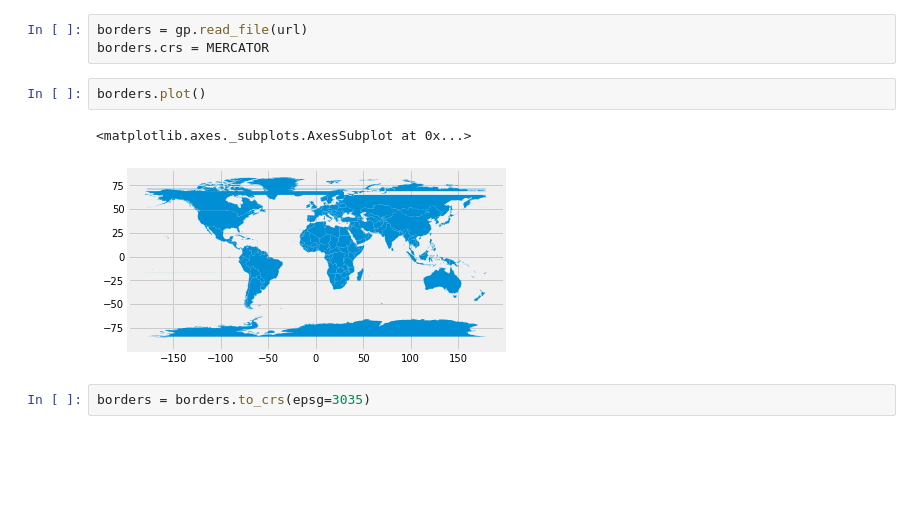
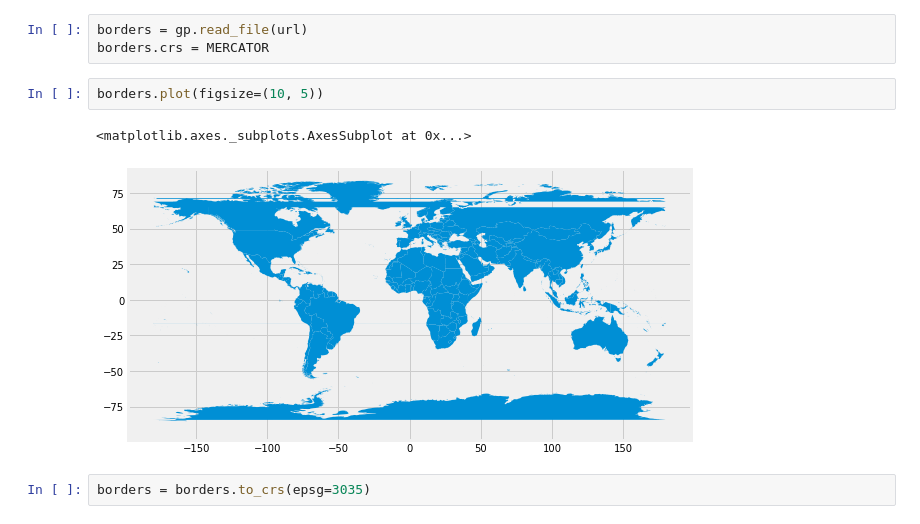
Before and after one commit to PacktPublishing/Learn-Python-by-Building-Data-Science-Applications, a Jupyter notebook: Chapter12/1_Exploration.ipynb, the cells around one changed output. Cells and saved outputs as stored; diff of their text form; blank space fills up the shorter version.

```diff
--- a/Chapter12/1_Exploration.ipynb
+++ b/Chapter12/1_Exploration.ipynb
@@ -153,10 +152,10 @@ MERCATOR = {'init': 'epsg:4326', 'no_defs': True}
 borders = gp.read_file(url)
 borders.crs = MERCATOR
 # %%
-borders.plot()
+borders.plot(figsize=(10, 5))
 # %% [output]
 <matplotlib.axes._subplots.AxesSubplot at 0x...>
-[figure, old version]
+[figure, new version]
 # %%
 borders = borders.to_crs(epsg=3035)
 # %%
```
Also changed, not shown: parts of 2 cells of this notebook, 3 other files.
